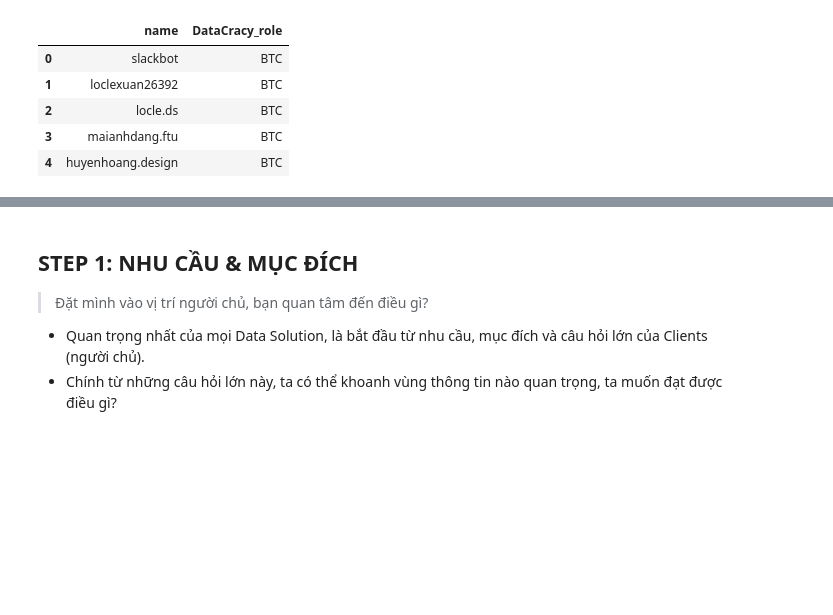
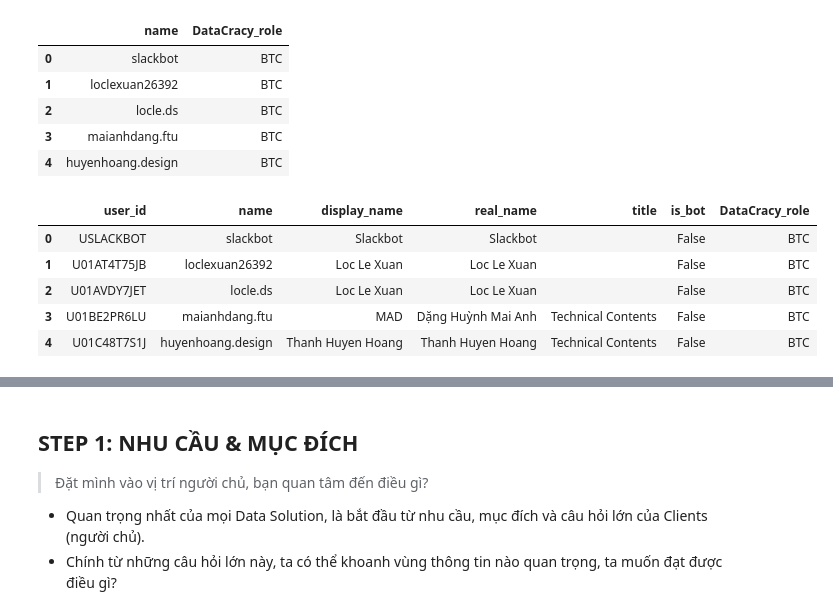
Before and after one commit to anhdanggit/atom-assignments, a Jupyter notebook: assignment_4/home_assignment_4.ipynb, the cells around one changed output, grey strips where cells are left out. Cells and saved outputs as stored; diff of their text form; code cells hidden in the pictures; blank space fills up the shorter version.

```diff
--- a/assignment_4/home_assignment_4.ipynb
+++ b/assignment_4/home_assignment_4.ipynb
@@ -287,3 +287,14 @@ dtc_groups.head()
 | 2 | locle.ds | BTC |
 | 3 | maianhdang.ftu | BTC |
 | 4 | huyenhoang.design | BTC |
+# %%
+## Merge
+user_df = user_df.merge(dtc_groups, how='left', on='name')
+user_df.head()
+# %% [output]
+|  | user_id | name | display_name | real_name | title | is_bot | DataCracy_role |
+| 0 | USLACKBOT | slackbot | Slackbot | Slackbot |  | False | BTC |
+| 1 | U01AT4T75JB | loclexuan26392 | Loc Le Xuan | Loc Le Xuan |  | False | BTC |
+| 2 | U01AVDY7JET | locle.ds | Loc Le Xuan | Loc Le Xuan |  | False | BTC |
+| 3 | U01BE2PR6LU | maianhdang.ftu | MAD | Dặng Huỳnh Mai Anh | Technical Contents | False | BTC |
+| 4 | U01C48T7S1J | huyenhoang.design | Thanh Huyen Hoang | Thanh Huyen Hoang | Technical Contents | False | BTC |
```
Also changed, not shown: parts of 3 cells of this notebook, 6 other files.
